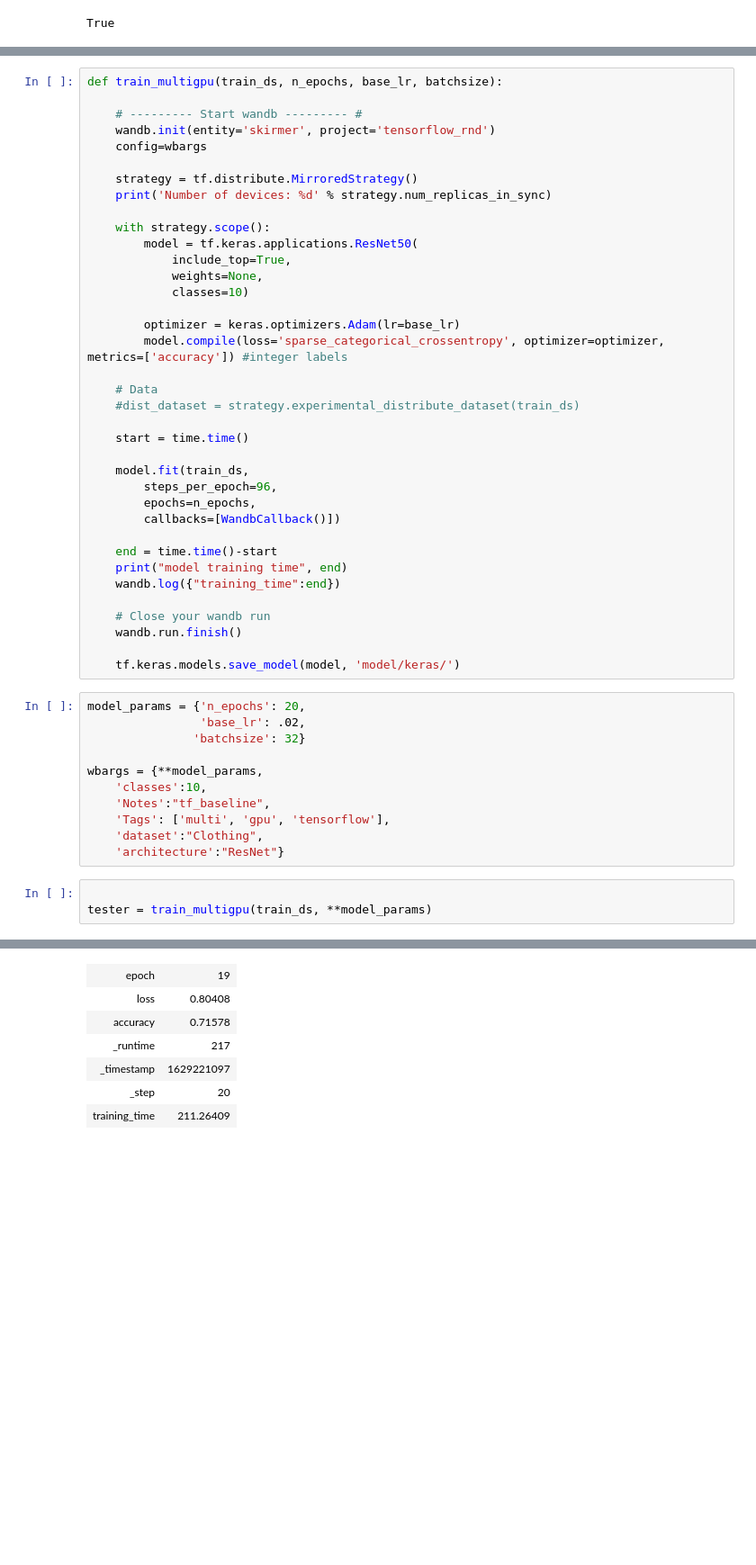
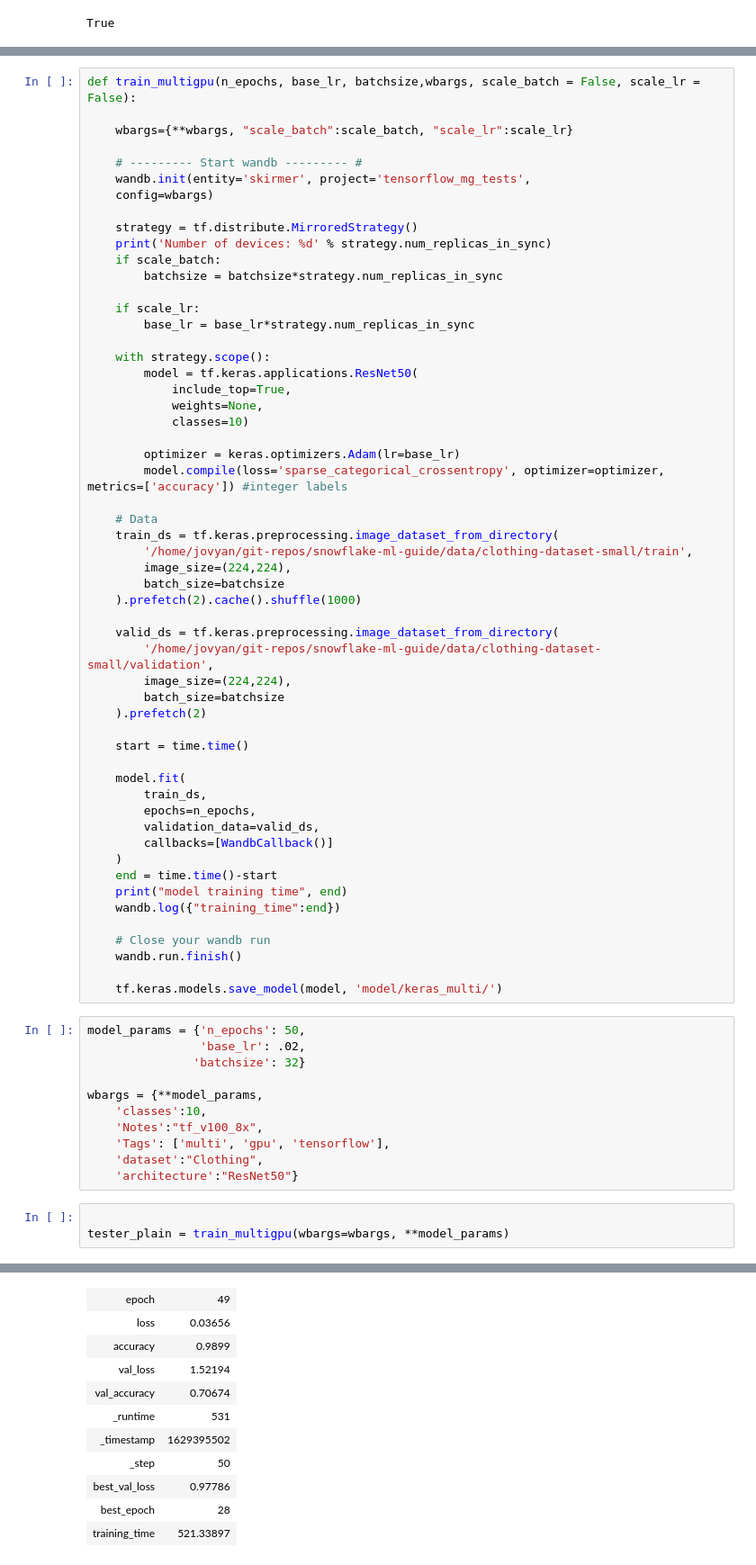
Before and after one commit to rhadi2005/benchmark_gpu_randomforest, a Jupyter notebook: training_multigpu.ipynb, the cells around one changed output, grey strips where cells are left out. Shown: that part at 90% size. Cells and saved outputs as stored; diff of their text form; blank space fills up the shorter version.

Commit message:
wip experiments

```diff
--- a/training_multigpu.ipynb
+++ b/training_multigpu.ipynb
@@ -35,12 +58,19 @@ Found 3068 files belonging to 10 classes.
 # %%
-def train_multigpu(train_ds, n_epochs, base_lr, batchsize):
+def train_multigpu(n_epochs, base_lr, batchsize,wbargs, scale_batch = False, scale_lr = False):
+
+    wbargs={**wbargs, "scale_batch":scale_batch, "scale_lr":scale_lr}
 
     # --------- Start wandb --------- #
-    wandb.init(entity='skirmer', project='tensorflow_rnd')
-    config=wbargs
+    wandb.init(entity='skirmer', project='tensorflow_mg_tests',
+    config=wbargs)
 
     strategy = tf.distribute.MirroredStrategy()
     print('Number of devices: %d' % strategy.num_replicas_in_sync)
+    if scale_batch:
+        batchsize = batchsize*strategy.num_replicas_in_sync
+
+    if scale_lr:
+        base_lr = base_lr*strategy.num_replicas_in_sync
 
     with strategy.scope():
         model = tf.keras.applications.ResNet50(
@@ -52,15 +82,26 @@ def train_multigpu(train_ds, n_epochs, base_lr, batchsize):
         model.compile(loss='sparse_categorical_crossentropy', optimizer=optimizer, metrics=['accuracy']) #integer labels
 
     # Data
-    #dist_dataset = strategy.experimental_distribute_dataset(train_ds)
+    train_ds = tf.keras.preprocessing.image_dataset_from_directory(
+        '/home/jovyan/git-repos/snowflake-ml-guide/data/clothing-dataset-small/train',
+        image_size=(224,224),
+        batch_size=batchsize
+    ).prefetch(2).cache().shuffle(1000)
+
+    valid_ds = tf.keras.preprocessing.image_dataset_from_directory(
+        '/home/jovyan/git-repos/snowflake-ml-guide/data/clothing-dataset-small/validation',
+        image_size=(224,224),
+        batch_size=batchsize
+    ).prefetch(2)
 
     start = time.time()
 
-    model.fit(train_ds,
-        steps_per_epoch=96,
+    model.fit(
+        train_ds,
         epochs=n_epochs,
-        callbacks=[WandbCallback()])
-
+        validation_data=valid_ds,
+        callbacks=[WandbCallback()]
+    )
     end = time.time()-start
     print("model training time", end)
     wandb.log({"training_time":end})
@@ -68,20 +109,20 @@ def train_multigpu(train_ds, n_epochs, base_lr, batchsize):
     # Close your wandb run
     wandb.run.finish()
 
-    tf.keras.models.save_model(model, 'model/keras/')
+    tf.keras.models.save_model(model, 'model/keras_multi/')
 # %%
-model_params = {'n_epochs': 20,
+model_params = {'n_epochs': 50,
                 'base_lr': .02,
                'batchsize': 32}
 
 wbargs = {**model_params,
     'classes':10,
-    'Notes':"tf_baseline",
+    'Notes':"tf_v100_8x",
     'Tags': ['multi', 'gpu', 'tensorflow'],
     'dataset':"Clothing",
-    'architecture':"ResNet"}
+    'architecture':"ResNet50"}
 # %%
 
-tester = train_multigpu(train_ds, **model_params)
+tester_plain = train_multigpu(wbargs=wbargs, **model_params)
 # %% [output]
 Tracking run with wandb version 0.12.0
@@ -113,9 +154,13 @@ Find internal logs for this run at: /home/jovyan/git-repos/snowflake-ml-guide/te
 Run summary:
-| epoch | 19 |
-| loss | 0.80408 |
-| accuracy | 0.71578 |
-| _runtime | 217 |
-| _timestamp | 1629221097 |
-| _step | 20 |
-| training_time | 211.26409 |
+| epoch | 49 |
+| loss | 0.03656 |
+| accuracy | 0.9899 |
+| val_loss | 1.52194 |
+| val_accuracy | 0.70674 |
+| _runtime | 531 |
+| _timestamp | 1629395502 |
+| _step | 50 |
+| best_val_loss | 0.97786 |
+| best_epoch | 28 |
+| training_time | 521.33897 |
 Run history:
```
Also changed, not shown: parts of 6 cells of this notebook.
